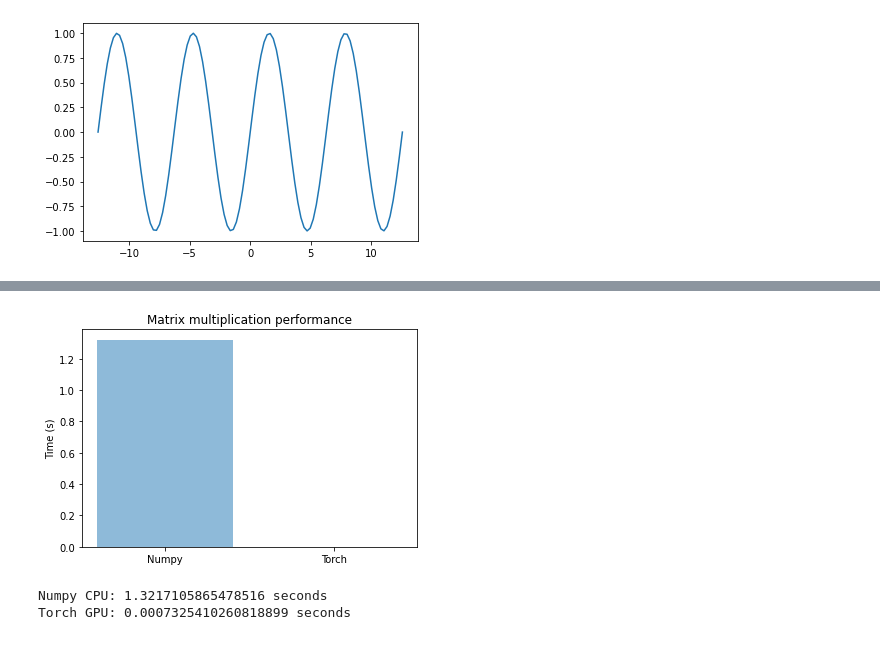
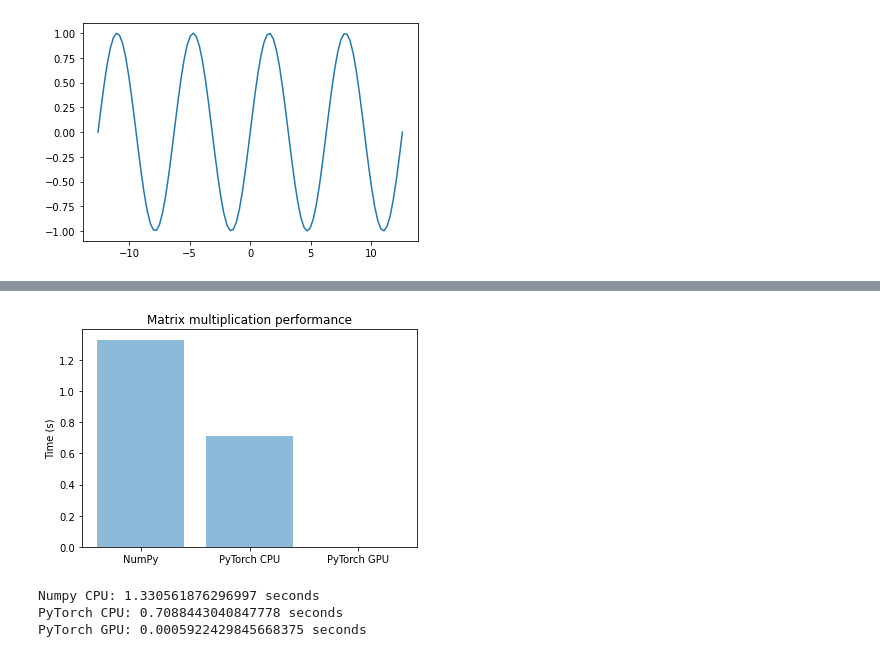
Before and after one commit to rusamentiaga/pytorch-test, a Jupyter notebook: 1_tensors.ipynb, the cells around one changed output, grey strips where cells are left out. Saved outputs shown, nothing was run; the diff lists cells and outputs as text; code cells hidden in the pictures.

```diff
--- a/1_tensors.ipynb
+++ b/1_tensors.ipynb
@@ -451,6 +472,6 @@ m4 = rg.random((K,K))
 np_time = _
 # %%
 np_time_tensor = torch.tensor(np_time.all_runs)
-np_time_max = np_time_tensor.mean()
+np_time_max = np_time_tensor.max()
 np_time_max
 # %% [output]
@@ -479,20 +500,22 @@ gpu_time.all_runs
 gpu_time_tensor = torch.tensor(gpu_time.all_runs)
 gpu_time_max = gpu_time_tensor.max()
 # %%
-objects = ('Numpy', 'Torch')
+objects = ('NumPy', 'PyTorch CPU', 'PyTorch GPU')
 pos = range(len(objects))
-performance = [np_time_max,gpu_time_max]
+performance = [np_time_max,cpu_time_max,gpu_time_max]
 
 y=plt.bar(pos, performance, align='center', alpha=0.5)
 plt.xticks(pos, objects)
 plt.ylabel('Time (s)')
 plt.title('Matrix multiplication performance')
 
 plt.show()
 
 print(f"Numpy CPU: {np_time_max} seconds")
-print(f"Torch GPU: {gpu_time_max} seconds")
+print(f"PyTorch CPU: {cpu_time_max} seconds")
+print(f"PyTorch GPU: {gpu_time_max} seconds")
 # %% [output]
-[figure, old version]
+[figure, new version]
-Numpy CPU: 1.3217105865478516 seconds
-Torch GPU: 0.0007325410260818899 seconds
+Numpy CPU: 1.330561876296997 seconds
+PyTorch CPU: 0.7088443040847778 seconds
+PyTorch GPU: 0.0005922429845668375 seconds
```
Also changed, not shown: parts of 43 cells of this notebook.
